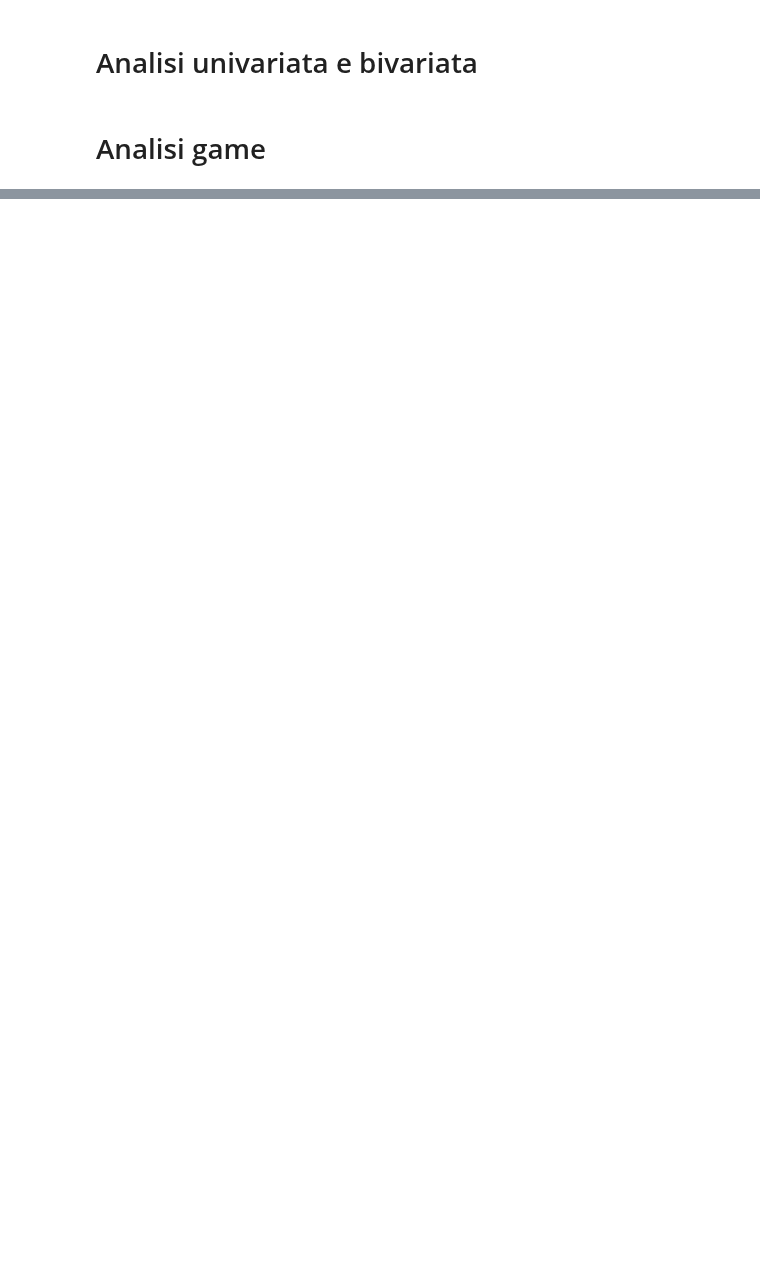
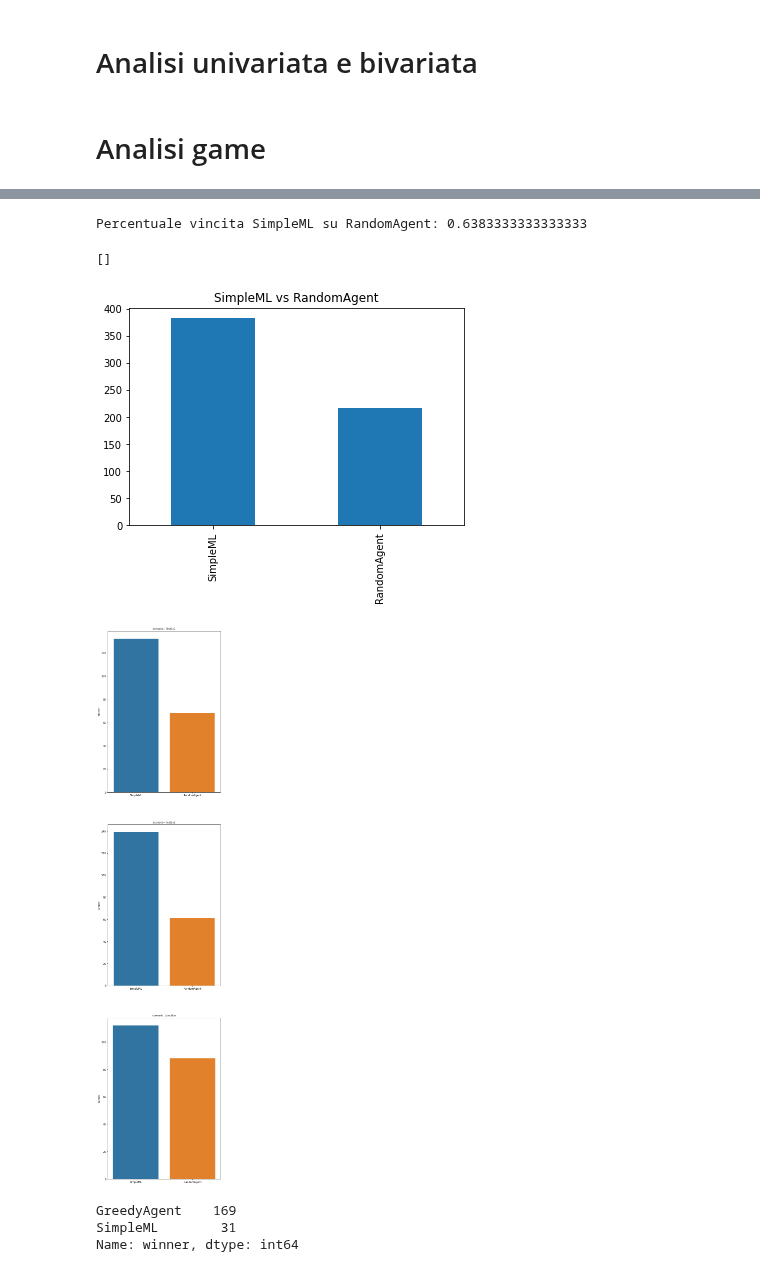
Before and after one commit to IDSIA/NewTechnoWar, a Jupyter notebook: code/Analysis.ipynb, the cells around one changed output, grey strips where cells are left out. Saved outputs shown, nothing was run; the diff lists cells and outputs as text; code cells hidden in the pictures; blank space fills up the shorter version.

```diff
--- a/code/Analysis.ipynb
+++ b/code/Analysis.ipynb
@@ -119,0 +125,21 @@ for i in range(len(info)):
+# %%
+mask=df.loc[((df.teamRed == "SimpleML") & (df.teamBlue == "RandomAgent"))|((df.teamRed == "RandomAgent") & (df.teamBlue == "SimpleML"))]
+mask['winner'].value_counts().plot.bar(title='SimpleML vs RandomAgent')
+print('Percentuale vincita SimpleML su RandomAgent:',len(mask[mask['winner']=="SimpleML"])/len(mask))
+departments=mask['scenario'].unique()
+fig, ax = plt.subplots(len(departments), figsize=(8,40))
+for i,name in enumerate(departments):
+    sns.barplot(y=mask[(mask.scenario == name)]['winner'].value_counts(),x=mask['winner'].unique() ,ax=ax[i])
+    ax[i].set_title('scenario - {}'.format(name), fontsize=10)
+plt.plot()
+# %% [output]
+Percentuale vincita SimpleML su RandomAgent: 0.6383333333333333
+[]
+[figure, added]
+[figure, added]
+# %%
+mask[(mask.scenario == 'Junction')]['winner'].value_counts()
+# %% [output]
+GreedyAgent    169
+SimpleML        31
+Name: winner, dtype: int64
```
Also changed, not shown: parts of 12 cells of this notebook.
